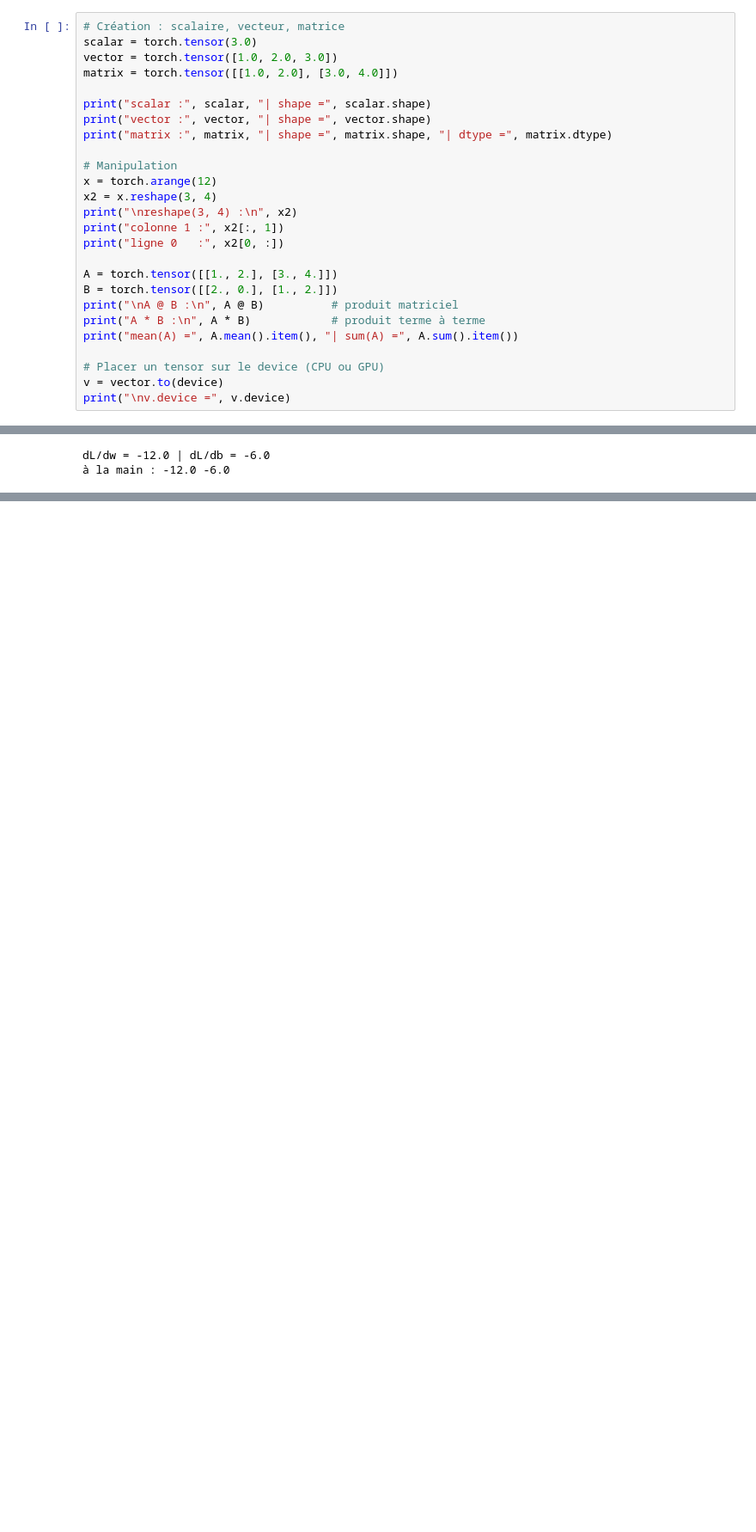
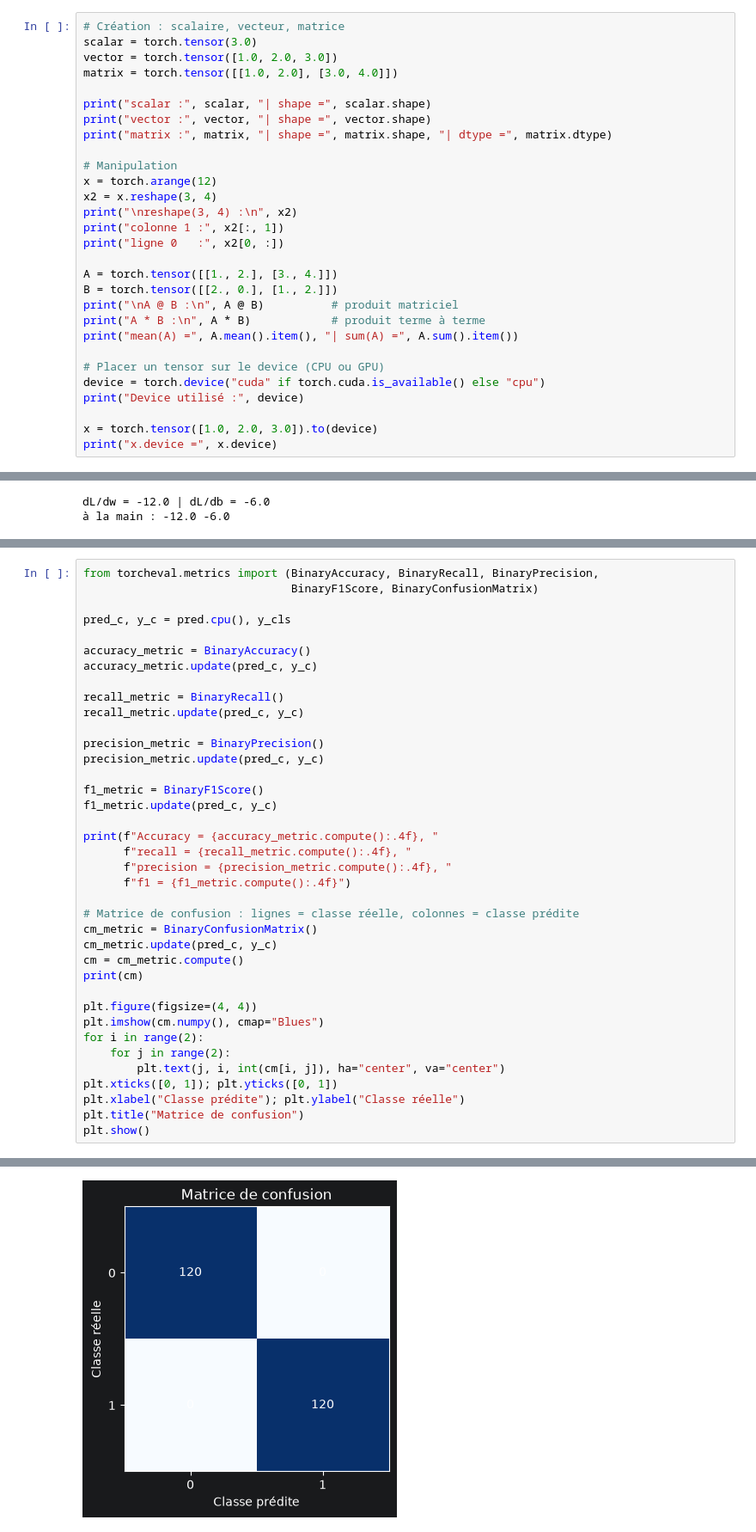
Before and after one commit to MostafaHDfMeR/TP_N1_Mise-en-oeuvre-du-Framework-PyTorch, a Jupyter notebook: TP_N1 - Mise en oeuvre du Framework PyTorch.ipynb, the cells around one changed output, grey strips where cells are left out. Shown at 86% size. Cells and saved outputs as stored; diff of their text form; blank space fills up the shorter version.

```diff
--- a/TP_N1 - Mise en oeuvre du Framework PyTorch.ipynb
+++ b/TP_N1 - Mise en oeuvre du Framework PyTorch.ipynb
@@ -40,8 +48,11 @@ print("A * B :\n", A * B)            # produit terme à terme
 print("mean(A) =", A.mean().item(), "| sum(A) =", A.sum().item())
 
 # Placer un tensor sur le device (CPU ou GPU)
-v = vector.to(device)
-print("\nv.device =", v.device)
+device = torch.device("cuda" if torch.cuda.is_available() else "cpu")
+print("Device utilisé :", device)
+
+x = torch.tensor([1.0, 2.0, 3.0]).to(device)
+print("x.device =", x.device)
 # %% [output]
 scalar : tensor(3.) | shape = torch.Size([])
 vector : tensor([1., 2., 3.]) | shape = torch.Size([3])
@@ -292,0 +570,39 @@ plt.show()
+# %%
+from torcheval.metrics import (BinaryAccuracy, BinaryRecall, BinaryPrecision,
+                               BinaryF1Score, BinaryConfusionMatrix)
+
+pred_c, y_c = pred.cpu(), y_cls
+
+accuracy_metric = BinaryAccuracy()
+accuracy_metric.update(pred_c, y_c)
+
+recall_metric = BinaryRecall()
+recall_metric.update(pred_c, y_c)
+
+precision_metric = BinaryPrecision()
+precision_metric.update(pred_c, y_c)
+
+f1_metric = BinaryF1Score()
+f1_metric.update(pred_c, y_c)
+
+print(f"Accuracy = {accuracy_metric.compute():.4f}, "
+      f"recall = {recall_metric.compute():.4f}, "
+      f"precision = {precision_metric.compute():.4f}, "
+      f"f1 = {f1_metric.compute():.4f}")
+
+# Matrice de confusion : lignes = classe réelle, colonnes = classe prédite
+cm_metric = BinaryConfusionMatrix()
+cm_metric.update(pred_c, y_c)
+cm = cm_metric.compute()
+print(cm)
+
+plt.figure(figsize=(4, 4))
+plt.imshow(cm.numpy(), cmap="Blues")
+for i in range(2):
+    for j in range(2):
+        plt.text(j, i, int(cm[i, j]), ha="center", va="center")
+plt.xticks([0, 1]); plt.yticks([0, 1])
+plt.xlabel("Classe prédite"); plt.ylabel("Classe réelle")
+plt.title("Matrice de confusion")
+plt.show()
+# %% [output]
@@ -292,0 +612 @@ plt.show()
+[figure, added]
```
Also changed, not shown: parts of 48 cells of this notebook, 1 other file.
